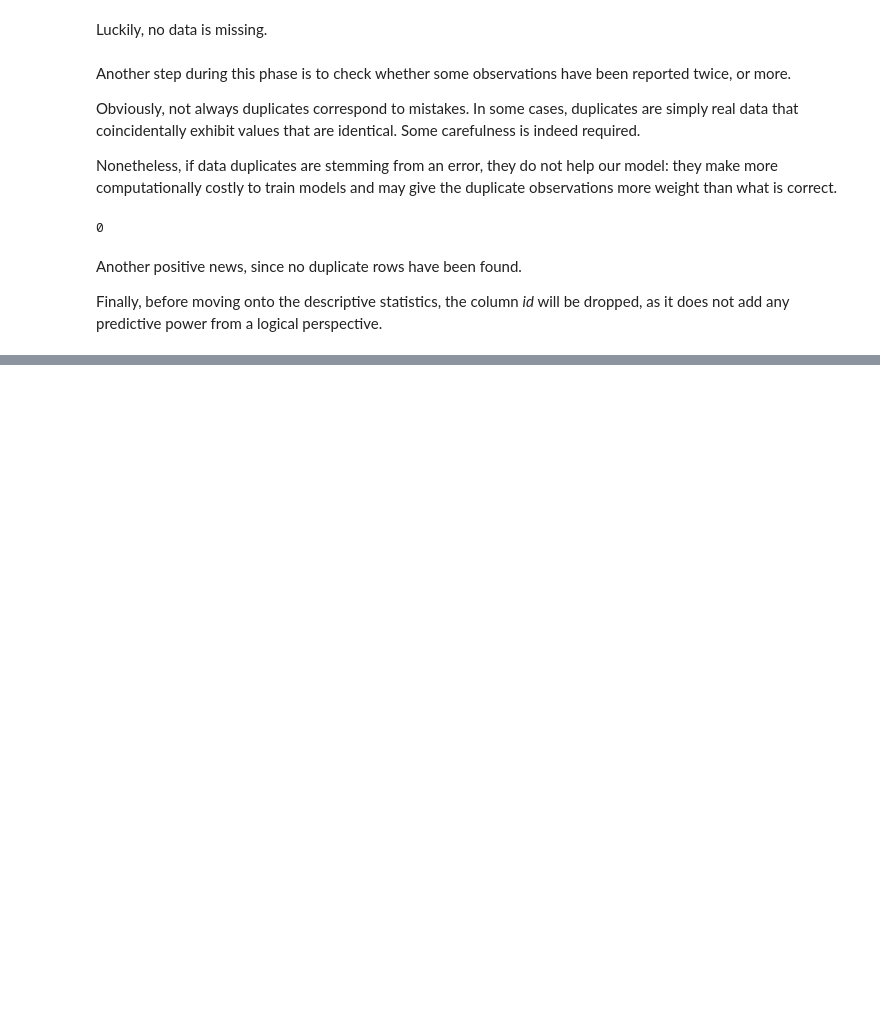
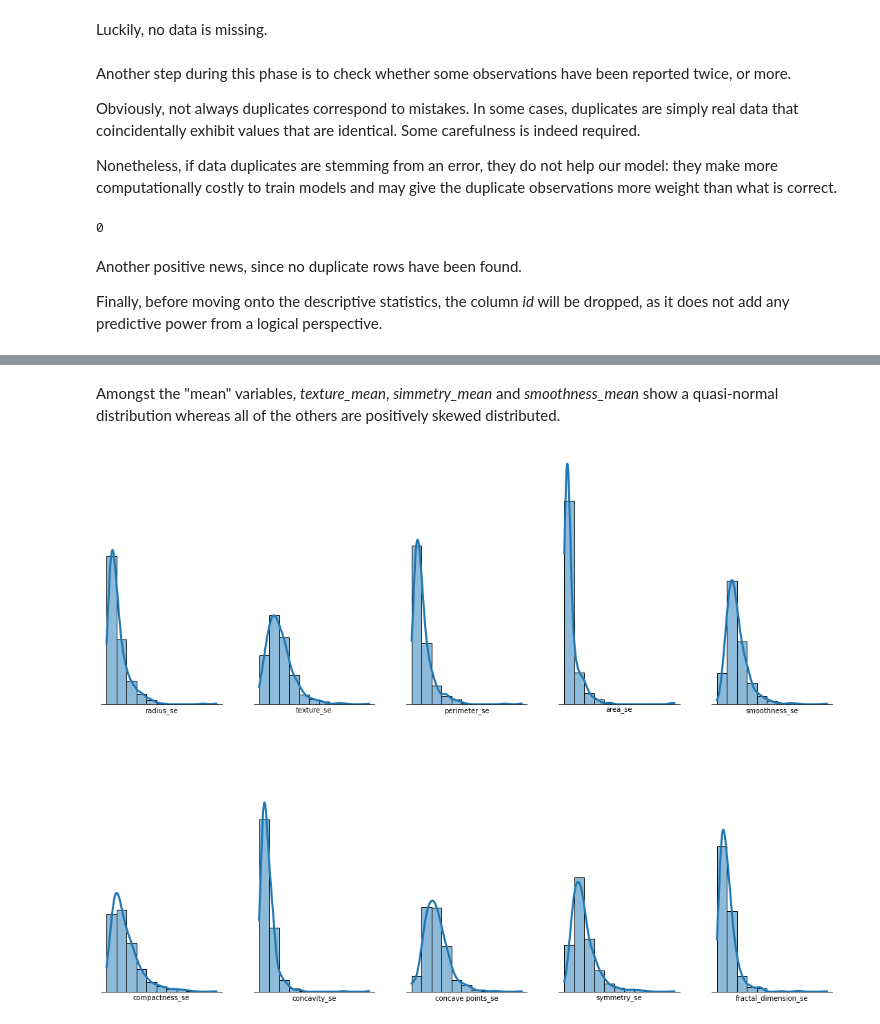
Before and after one commit to mattiatonelli/ds_portfolio, a Jupyter notebook: Breast Cancer/code/breast_cancer.ipynb, the cells around one changed output, grey strips where cells are left out. Drawn from its saved outputs; the diff is of its cells as text; code cells hidden in the pictures; blank space fills up the shorter version.

```diff
--- a/Breast Cancer/code/breast_cancer.ipynb
+++ b/Breast Cancer/code/breast_cancer.ipynb
@@ -145,0 +265,7 @@ Finally, before moving onto the descriptive statistics, the column *id* will be
+# %% [markdown]
+Amongst the "mean" variables, *texture_mean*, *simmetry_mean* and *smoothness_mean* show a quasi-normal distribution whereas all of the others are positively skewed distributed.
+# %%
+# plot the histograms
+subplot_generator(df=df_se, plot='histogram')
+# %% [output]
+[figure, added]
```
Also changed, not shown: parts of 55 cells of this notebook.
